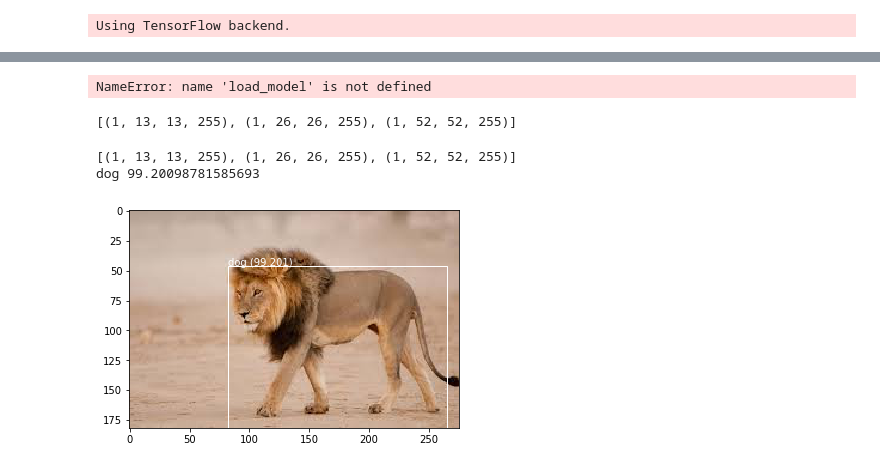
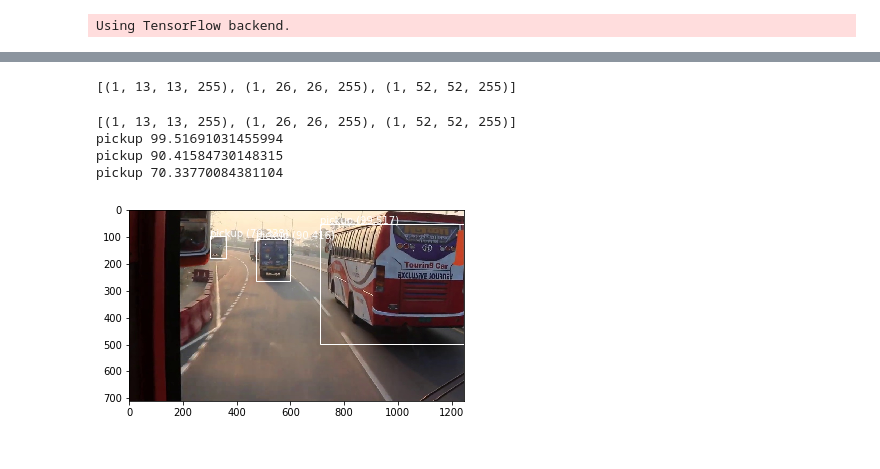
Before and after one commit to LIMON100/Deep-Learning, a Jupyter notebook: YOLO/TryYolov3.ipynb, the cells around one changed output, grey strips where cells are left out. Saved outputs shown, nothing was run; the diff lists cells and outputs as text; code cells hidden in the pictures.

Commit message:
try with truck and bus

```diff
--- a/YOLO/TryYolov3.ipynb
+++ b/YOLO/TryYolov3.ipynb
@@ -208,10 +208,6 @@ loading weights of convolution #102
 loading weights of convolution #103
 loading weights of convolution #104
 loading weights of convolution #105
-# %%
-model = load_model('model.h5')
-# %% [output]
-NameError: name 'load_model' is not defined
 # %%
 from numpy import expand_dims
 from keras.models import load_model
@@ -422,44 +418,39 @@ model = load_model('model.h5')
 # define the expected input shape for the model
 input_w, input_h = 416, 416
 # define our new photo
-photo_filename = 'l1.jpg'
+photo_filename = 'd1.jpg'
 # load and prepare image
 image, image_w, image_h = load_image_pixels(photo_filename, (input_w, input_h))
 # make prediction
 yhat = model.predict(image)
 # summarize the shape of the list of arrays
 print([a.shape for a in yhat])
 # define the anchors
 anchors = [[116,90, 156,198, 373,326], [30,61, 62,45, 59,119], [10,13, 16,30, 33,23]]
 # define the probability threshold for detected objects
 class_threshold = 0.6
 boxes = list()
 for i in range(len(yhat)):
 	# decode the output of the network
 	boxes += decode_netout(yhat[i][0], anchors[i], class_threshold, input_h, input_w)
 # correct the sizes of the bounding boxes for the shape of the image
 correct_yolo_boxes(boxes, image_h, image_w, input_h, input_w)
 # suppress non-maximal boxes
 do_nms(boxes, 0.5)
 # define the labels
-labels = ["person", "bicycle", "car", "motorbike", "aeroplane", "bus", "train", "truck",
-	"boat", "traffic light", "fire hydrant", "stop sign", "parking meter", "bench",
-	"bird", "cat", "dog", "horse", "sheep", "cow", "elephant", "bear", "zebra", "giraffe",
-	"backpack", "umbrella", "handbag", "tie", "suitcase", "frisbee", "skis", "snowboard",
-	"sports ball", "kite", "baseball bat", "baseball glove", "skateboard", "surfboard",
-	"tennis racket", "bottle", "wine glass", "cup", "fork", "knife", "spoon", "bowl", "banana",
-	"apple", "sandwich", "orange", "broccoli", "carrot", "hot dog", "pizza", "donut", "cake",
-	"chair", "sofa", "pottedplant", "bed", "diningtable", "toilet", "tvmonitor", "laptop", "mouse",
-	"remote", "keyboard", "cell phone", "microwave", "oven", "toaster", "sink", "refrigerator",
-	"book", "clock", "vase", "scissors", "teddy bear", "hair drier", "toothbrush"]
+labels = ["bus","rickshaw","motorbike","car","three wheelers (CNG)","pickup","minivan","suv","van","taxi","truck",
+        "bicycle","policecar","ambulance","human hauler","wheelbarrow","minibus","auto rickshaw","army vehicle","scooter","garbagevan"]
+
 # get the details of the detected objects
 v_boxes, v_labels, v_scores = get_boxes(boxes, labels, class_threshold)
 # summarize what we found
 for i in range(len(v_boxes)):
 	print(v_labels[i], v_scores[i])
 # draw what we found
 draw_boxes(photo_filename, v_boxes, v_labels, v_scores)
 # %% [output]
 [(1, 13, 13, 255), (1, 26, 26, 255), (1, 52, 52, 255)]
-dog 99.20098781585693
+pickup 99.51691031455994
+pickup 90.41584730148315
+pickup 70.33770084381104
-[figure, old version]
+[figure, new version]
```
